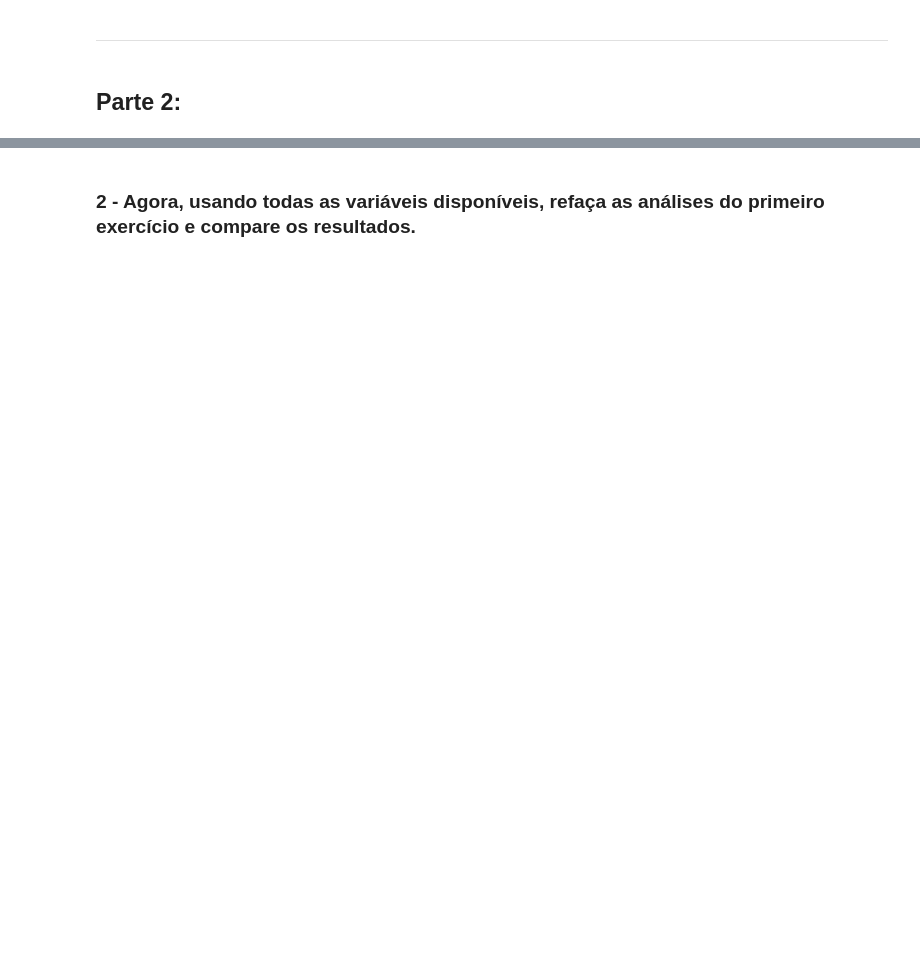
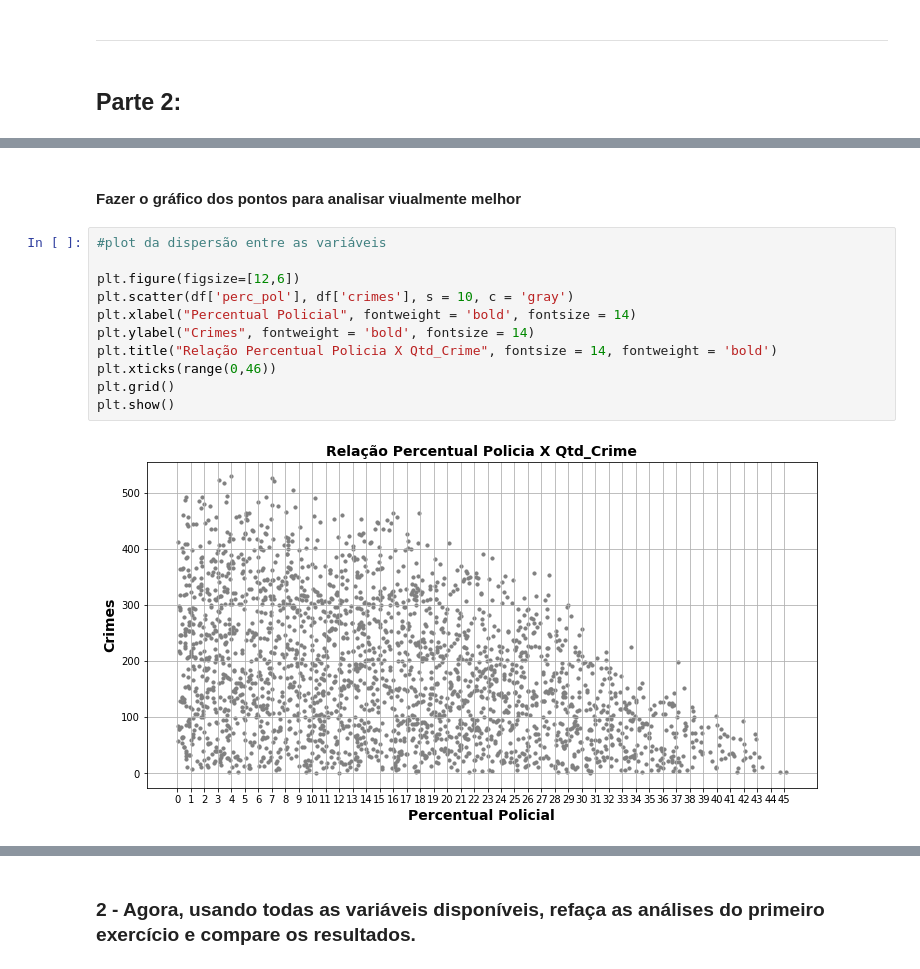
Before and after one commit to cicerooficial/data-science-mentorama, a Jupyter notebook: data-science-beginner/Exercicios/Exercicio_Modulo8/Módulo 8 - Fundamentos de Machine Learning - Exercício.ipynb, the cells around one changed output, grey strips where cells are left out. Cells and saved outputs as stored; diff of their text form; blank space fills up the shorter version.

```diff
--- a/data-science-beginner/Exercicios/Exercicio_Modulo8/Módulo 8 - Fundamentos de Machine Learning - Exercício.ipynb
+++ b/data-science-beginner/Exercicios/Exercicio_Modulo8/Módulo 8 - Fundamentos de Machine Learning - Exercício.ipynb
@@ -128,0 +171,15 @@ df_treino.reset_index(drop=True)
+# %% [markdown]
+#### Fazer o gráfico dos pontos para analisar viualmente melhor
+# %%
+#plot da dispersão entre as variáveis
+
+plt.figure(figsize=[12,6])
+plt.scatter(df['perc_pol'], df['crimes'], s = 10, c = 'gray')
+plt.xlabel("Percentual Policial", fontweight = 'bold', fontsize = 14)
+plt.ylabel("Crimes", fontweight = 'bold', fontsize = 14)
+plt.title("Relação Percentual Policia X Qtd_Crime", fontsize = 14, fontweight = 'bold')
+plt.xticks(range(0,46))
+plt.grid()
+plt.show()
+# %% [output]
+[figure, added]
```
Also changed, not shown: parts of 74 cells of this notebook.
